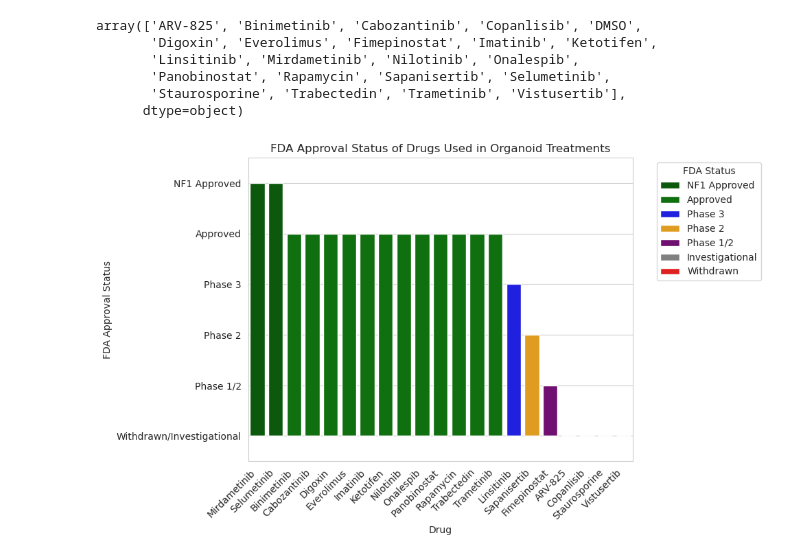
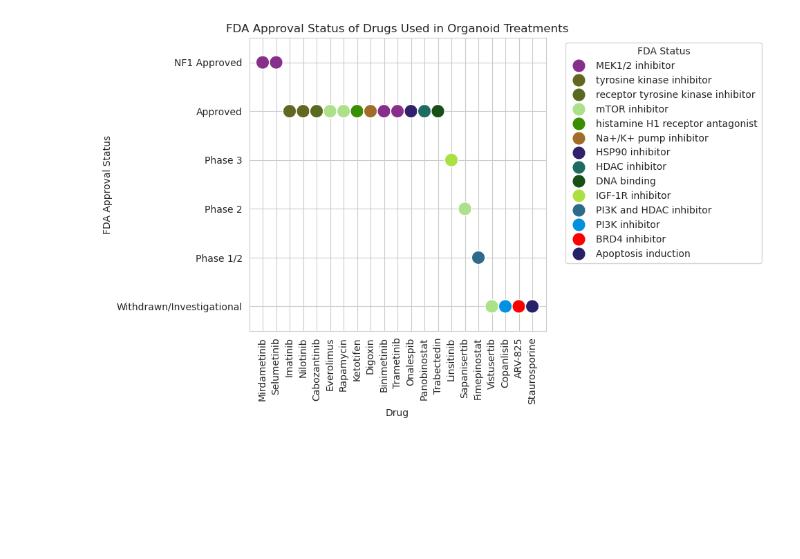
Before and after one commit to MikeLippincott/NF1_organoid_profile_analysis, a Jupyter notebook: figures/drugs_figure/notebooks/drugs_figure.ipynb, the cells around one changed output. Cells and saved outputs as stored; diff of their text form; code cells hidden in the pictures; blank space fills up the shorter version.

```diff
--- a/figures/drugs_figure/notebooks/drugs_figure.ipynb
+++ b/figures/drugs_figure/notebooks/drugs_figure.ipynb
@@ -27,6 +27,10 @@ profile_base_dir = bandicoot_check(
 )
 # %%
 platemap_dir = pathlib.Path(f"{profile_base_dir}/data").resolve()
+drug_information_file_path = pathlib.Path(
+    f"{root_dir}/data/drug_information.csv"
+).resolve(strict=True)
+drug_information = pd.read_csv(drug_information_file_path)
 # get a list of all dirs within the dir
 list_of_patients_file_path = pathlib.Path(
     f"{profile_base_dir}/data/patient_IDs.txt"
@@ -42,14 +46,6 @@ platemaps = pd.concat([pd.read_csv(path) for path in platemap_file_paths_list])
 platemaps.drop_duplicates(inplace=True)
 drugs = platemaps["treatment"].unique()
 drugs.sort()
-drugs
-# %% [output]
-array(['ARV-825', 'Binimetinib', 'Cabozantinib', 'Copanlisib', 'DMSO',
-       'Digoxin', 'Everolimus', 'Fimepinostat', 'Imatinib', 'Ketotifen',
-       'Linsitinib', 'Mirdametinib', 'Nilotinib', 'Onalespib',
-       'Panobinostat', 'Rapamycin', 'Sapanisertib', 'Selumetinib',
-       'Staurosporine', 'Trabectedin', 'Trametinib', 'Vistusertib'],
-      dtype=object)
 # %%
 drugs_dict = {
     "drug": [],
@@ -113,3 +109,12 @@ drugs_df.sort_values(
     by=["numerical_approval", "drug"], ascending=[False, True], inplace=True
 )
 drugs_df.reset_index(drop=True, inplace=True)
+drug_information
+drugs_df = pd.merge(
+    drugs_df,
+    drug_information,
+    how="left",
+    left_on="drug",
+    right_on="Treatment",
+    validate="one_to_one",
+)
@@ -116,42 +140,45 @@ drugs_df.reset_index(drop=True, inplace=True)
+# %%
+drugs_df["Target"].unique()
+# order the dataframe by Target
+drugs_df.sort_values(
+    by=["numerical_approval", "Target", "drug"],
+    ascending=[False, False, True],
+    inplace=True,
+)
 # %%
 # plot the drug and the approval status as graph
 plt.figure(figsize=(10, 6))
 sns.set_style("whitegrid")
-sns.barplot(
+sns.scatterplot(
     data=drugs_df,
     x="drug",
     y="numerical_approval",
-    hue="FDA_status",
-    dodge=False,
-    palette={
-        "NF1 Approved": "darkgreen",
-        "Approved": "green",
-        "Phase 3": "blue",
-        "Phase 2": "orange",
-        "Phase 1/2": "purple",
-        "Investigational": "gray",
-        "Withdrawn": "red",
-    },
+    hue="Target",
+    palette=custom_MOA_palette,
+    s=200,
 )
-plt.xticks(rotation=45, ha="right")
+plt.xticks(
+    rotation=90,
+    # ha="right"
+)
 plt.yticks(
     ticks=[0, 1, 2, 3, 4, 5],
     labels=[
         "Withdrawn/Investigational",
         "Phase 1/2",
         "Phase 2",
         "Phase 3",
         "Approved",
         "NF1 Approved",
     ],
 )
 plt.ylim(-0.5, 5.5)
 plt.xlabel("Drug")
 plt.ylabel("FDA Approval Status")
 plt.title("FDA Approval Status of Drugs Used in Organoid Treatments")
 plt.legend(title="FDA Status", bbox_to_anchor=(1.05, 1), loc="upper left")
 plt.tight_layout()
 plt.savefig(figures_dir / "drug_fda_approval_status.png", dpi=600)
 plt.show()
 # %% [output]
-[figure, old version]
+[figure, new version]
```
Also changed, not shown: parts of 1 cell of this notebook, 4 other files.
